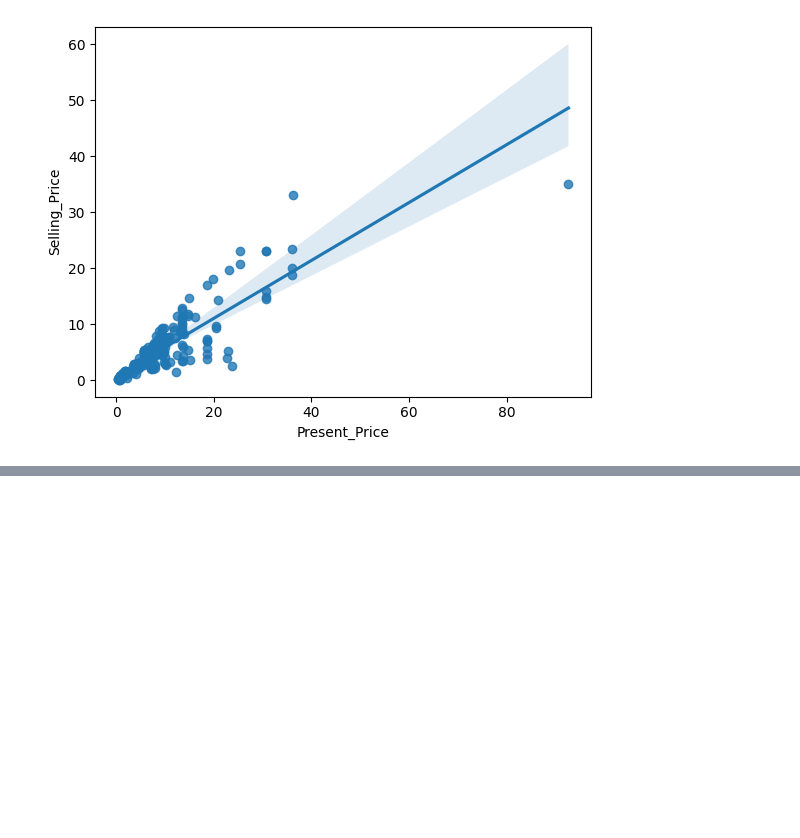
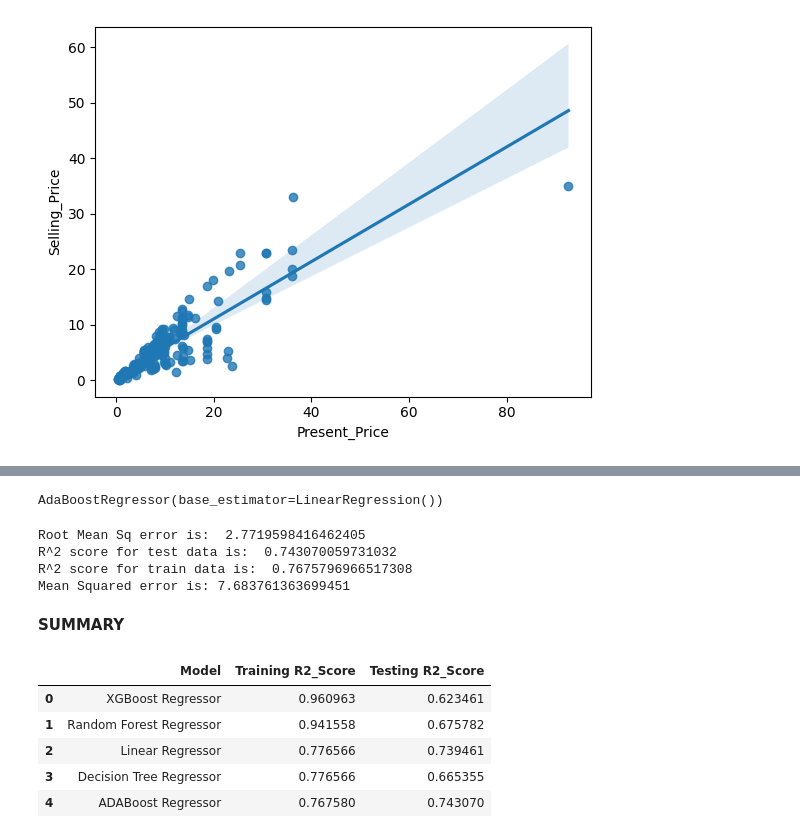
Before and after one commit to KaranS2111/mL, a Jupyter notebook: CAR_PRICE_PREDICTOR.ipynb, the cells around one changed output, grey strips where cells are left out. Saved outputs shown, nothing was run; the diff lists cells and outputs as text; code cells hidden in the pictures; blank space fills up the shorter version.

```diff
--- a/CAR_PRICE_PREDICTOR.ipynb
+++ b/CAR_PRICE_PREDICTOR.ipynb
@@ -74,0 +158,42 @@ sns.regplot(x=cars['Present_Price'],y=cars['Selling_Price'])
+# %%
+#importing Adaptive Boosting model with base estimator : Linear regression
+from sklearn.ensemble import AdaBoostRegressor
+ada=AdaBoostRegressor(base_estimator=geek)
+# %%
+ada.fit(X_train,y_train)
+# %% [output]
+AdaBoostRegressor(base_estimator=LinearRegression())
+# %%
+
+y_pred_ada_test=ada.predict(X_test)
+y_pred_ada_train= ada.predict(X_train)
+# %%
+score_ada_test=r2_score(y_test,y_pred_ada_test)
+mse_ada=mean_squared_error(y_test,y_pred_ada_test)
+rmse_ada=np.sqrt(mse_ada)
+score_ada_train=r2_score(y_train,y_pred_ada_train)
+print("Root Mean Sq error is: ", rmse_ada)
+print("R^2 score for test data is: ", score_ada_test)
+print("R^2 score for train data is: ", score_ada_train)
+print("Mean Squared error is:", mse_ada)
+# %% [output]
+Root Mean Sq error is:  2.7719598416462405
+R^2 score for test data is:  0.743070059731032
+R^2 score for train data is:  0.7675796966517308
+Mean Squared error is: 7.683761363699451
+# %% [markdown]
+**SUMMARY**
+# %%
+#cumulative summary of r^2 values of train and test data of each model
+models = pd.DataFrame({ 'Model': ['Linear Regressor', 'Decision Tree Regressor', 'ADABoost Regressor','Random Forest Regressor', 'XGBoost Regressor'],
+                       'Training R2_Score': [scoreX,score2,score_ada_train,score_rf_train,score_xgb_train],
+
+                       'Testing R2_Score': [score,score1,score_ada_test,score_rf_test,score_xgb_test]})
+models.sort_values(by = ['Training R2_Score', 'Testing R2_Score'], ascending = False, ignore_index = True)
+# %% [output]
+|  | Model | Training R2_Score | Testing R2_Score |
+| 0 | XGBoost Regressor | 0.960963 | 0.623461 |
+| 1 | Random Forest Regressor | 0.941558 | 0.675782 |
+| 2 | Linear Regressor | 0.776566 | 0.739461 |
+| 3 | Decision Tree Regressor | 0.776566 | 0.665355 |
+| 4 | ADABoost Regressor | 0.767580 | 0.743070 |
```
Also changed, not shown: parts of 17 cells of this notebook.
